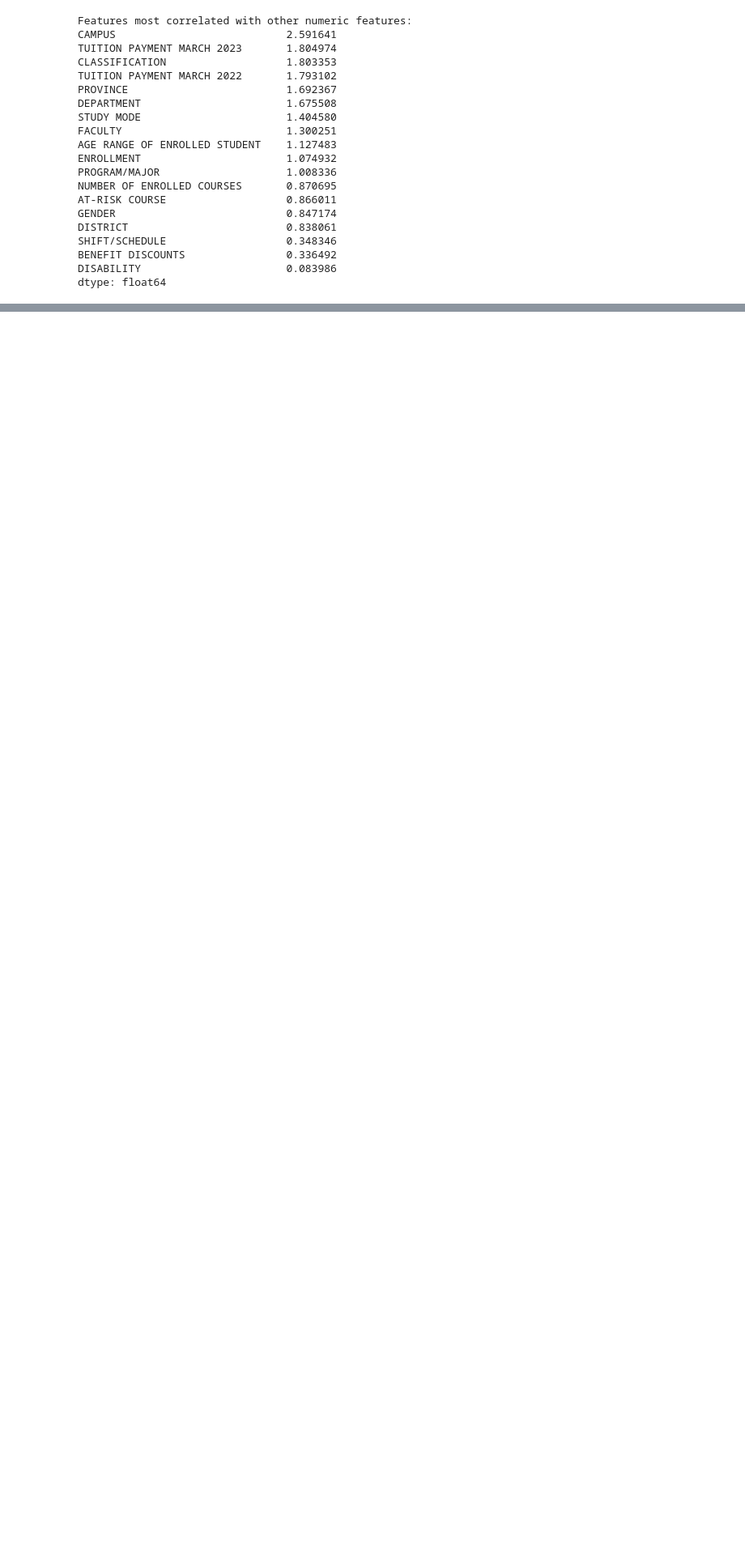
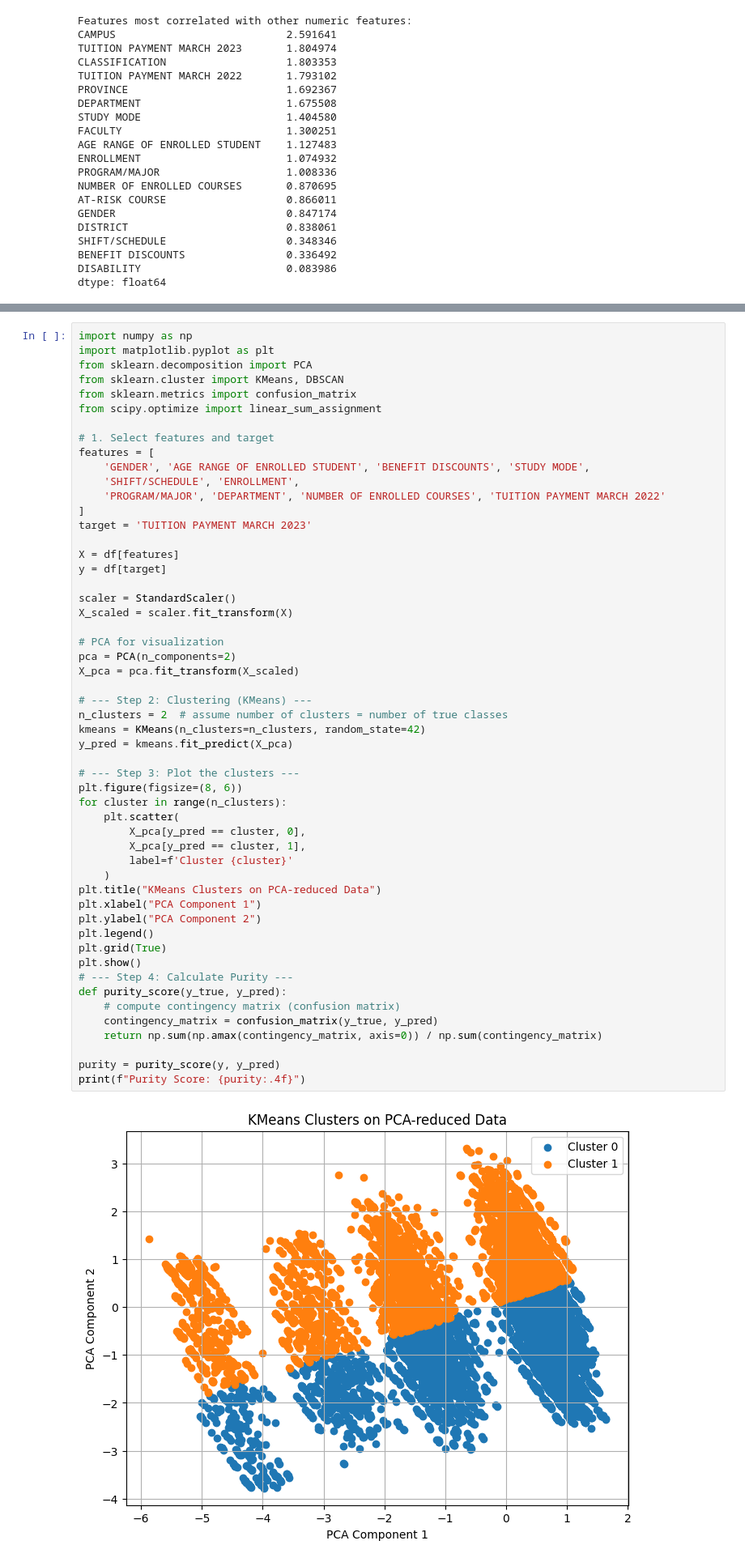
Before and after one commit to Peakkay/AI-Project, a Jupyter notebook: modelling.ipynb, the cells around one changed output, grey strips where cells are left out. Shown at 81% size. Drawn from its saved outputs; the diff is of its cells as text; blank space fills up the shorter version.

```diff
--- a/modelling.ipynb
+++ b/modelling.ipynb
@@ -597,0 +604,55 @@ dtype: float64
+# %%
+import numpy as np
+import matplotlib.pyplot as plt
+from sklearn.decomposition import PCA
+from sklearn.cluster import KMeans, DBSCAN
+from sklearn.metrics import confusion_matrix
+from scipy.optimize import linear_sum_assignment
+
+# 1. Select features and target
+features = [
+    'GENDER', 'AGE RANGE OF ENROLLED STUDENT', 'BENEFIT DISCOUNTS', 'STUDY MODE',
+    'SHIFT/SCHEDULE', 'ENROLLMENT',
+    'PROGRAM/MAJOR', 'DEPARTMENT', 'NUMBER OF ENROLLED COURSES', 'TUITION PAYMENT MARCH 2022'
+]
+target = 'TUITION PAYMENT MARCH 2023'
+
+X = df[features]
+y = df[target]
+
+scaler = StandardScaler()
+X_scaled = scaler.fit_transform(X)
+
+# PCA for visualization
+pca = PCA(n_components=2)
+X_pca = pca.fit_transform(X_scaled)
+
+# --- Step 2: Clustering (KMeans) ---
+n_clusters = 2  # assume number of clusters = number of true classes
+kmeans = KMeans(n_clusters=n_clusters, random_state=42)
+y_pred = kmeans.fit_predict(X_pca)
+
+# --- Step 3: Plot the clusters ---
+plt.figure(figsize=(8, 6))
+for cluster in range(n_clusters):
+    plt.scatter(
+        X_pca[y_pred == cluster, 0],
+        X_pca[y_pred == cluster, 1],
+        label=f'Cluster {cluster}'
+    )
+plt.title("KMeans Clusters on PCA-reduced Data")
+plt.xlabel("PCA Component 1")
+plt.ylabel("PCA Component 2")
+plt.legend()
+plt.grid(True)
+plt.show()
+# --- Step 4: Calculate Purity ---
+def purity_score(y_true, y_pred):
+    # compute contingency matrix (confusion matrix)
+    contingency_matrix = confusion_matrix(y_true, y_pred)
+    return np.sum(np.amax(contingency_matrix, axis=0)) / np.sum(contingency_matrix)
+
+purity = purity_score(y, y_pred)
+print(f"Purity Score: {purity:.4f}")
+# %% [output]
+[figure, added]
```
Also changed, not shown: parts of 7 cells of this notebook, 1 other file.
